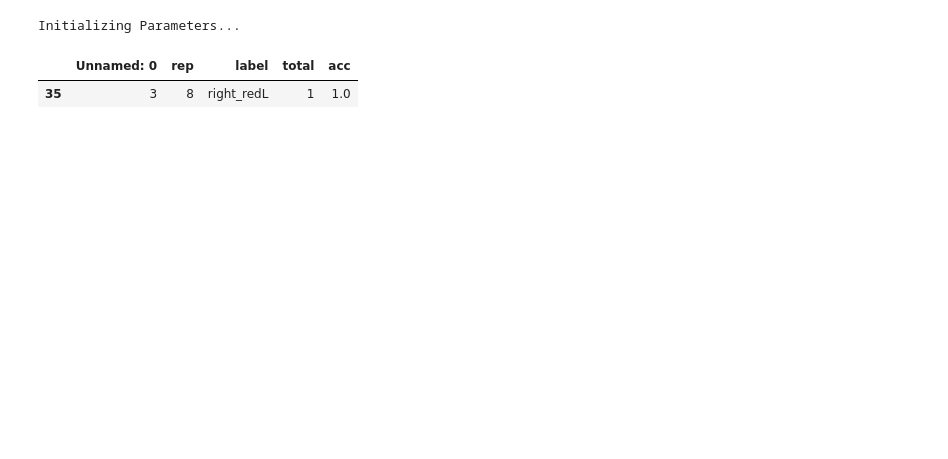
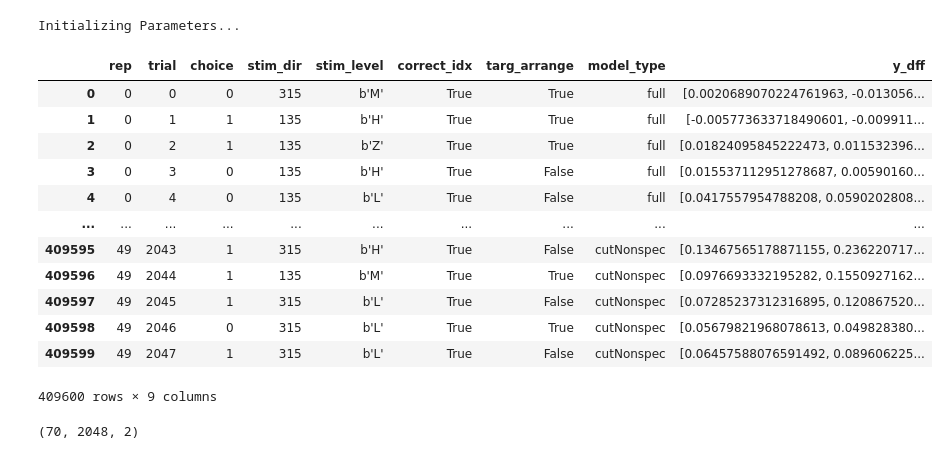
Before and after one commit to xuanyuw/TD-modulation-model, a Jupyter notebook: temp_check_model_choice.ipynb, the cells around one changed output. Saved outputs shown, nothing was run; the diff lists cells and outputs as text; code cells hidden in the pictures; blank space fills up the shorter version.

```diff
--- a/temp_check_model_choice.ipynb
+++ b/temp_check_model_choice.ipynb
@@ -29,3 +72,23 @@ Initializing Parameters...
+# %%
+y_diff_time_df
+# %% [output]
+|  | rep | trial | choice | stim_dir | stim_level | correct_idx | targ_arrange | model_type | y_dff |
+| 0 | 0 | 0 | 0 | 315 | b'M' | True | True | full | [0.0020689070224761963, -0.013056... |
+| 1 | 0 | 1 | 1 | 135 | b'H' | True | True | full | [-0.005773633718490601, -0.009911... |
+| 2 | 0 | 2 | 1 | 135 | b'Z' | True | True | full | [0.01824095845222473, 0.011532396... |
+| 3 | 0 | 3 | 0 | 135 | b'H' | True | False | full | [0.015537112951278687, 0.00590160... |
+| 4 | 0 | 4 | 0 | 135 | b'L' | True | False | full | [0.0417557954788208, 0.0590202808... |
+| ... | ... | ... | ... | ... | ... | ... | ... | ... | ... |
+| 409595 | 49 | 2043 | 1 | 315 | b'H' | True | False | cutNonspec | [0.13467565178871155, 0.236220717... |
+| 409596 | 49 | 2044 | 1 | 135 | b'M' | True | True | cutNonspec | [0.0976693332195282, 0.1550927162... |
+| 409597 | 49 | 2045 | 1 | 315 | b'L' | True | False | cutNonspec | [0.07285237312316895, 0.120867520... |
+| 409598 | 49 | 2046 | 0 | 315 | b'L' | True | True | cutNonspec | [0.05679821968078613, 0.049828380... |
+| 409599 | 49 | 2047 | 1 | 315 | b'L' | True | False | cutNonspec | [0.06457588076591492, 0.089606225... |
+409600 rows × 9 columns
+# %%
+n.y.shape
+# %% [output]
+(70, 2048, 2)
 # %%
 f_dir = f_dirs[2]
 model_type = f_dir.split("_")[-2]
@@ -39,7 +102,4 @@ save_fn_sepSac = os.path.join(
 all_stim_df = pd.read_csv(save_fn_sepStim)
 all_sac_df = pd.read_csv(save_fn_sepSac)
 
-all_sac_df[all_sac_df["total"]<2]
+# all_sac_df[all_sac_df["total"]<2]
-# %% [output]
-|  | Unnamed: 0 | rep | label | total | acc |
-| 35 | 3 | 8 | right_redL | 1 | 1.0 |
```
Also changed, not shown: parts of 19 cells of this notebook, 13 other files.
